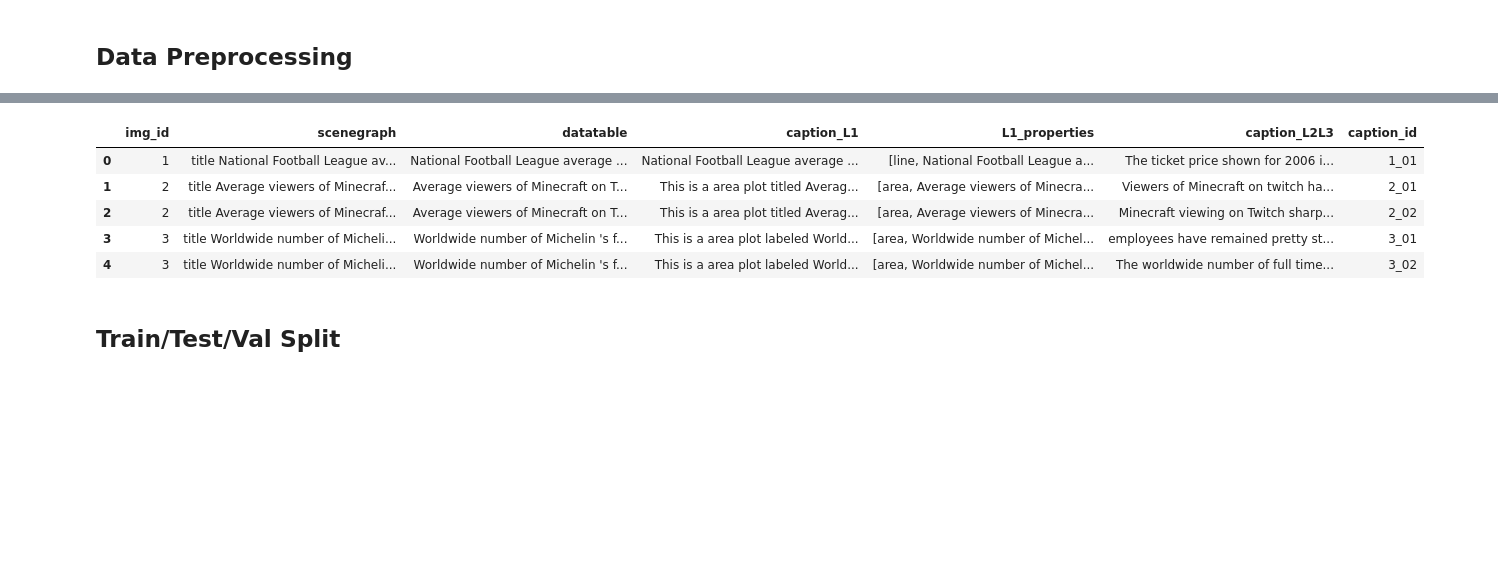
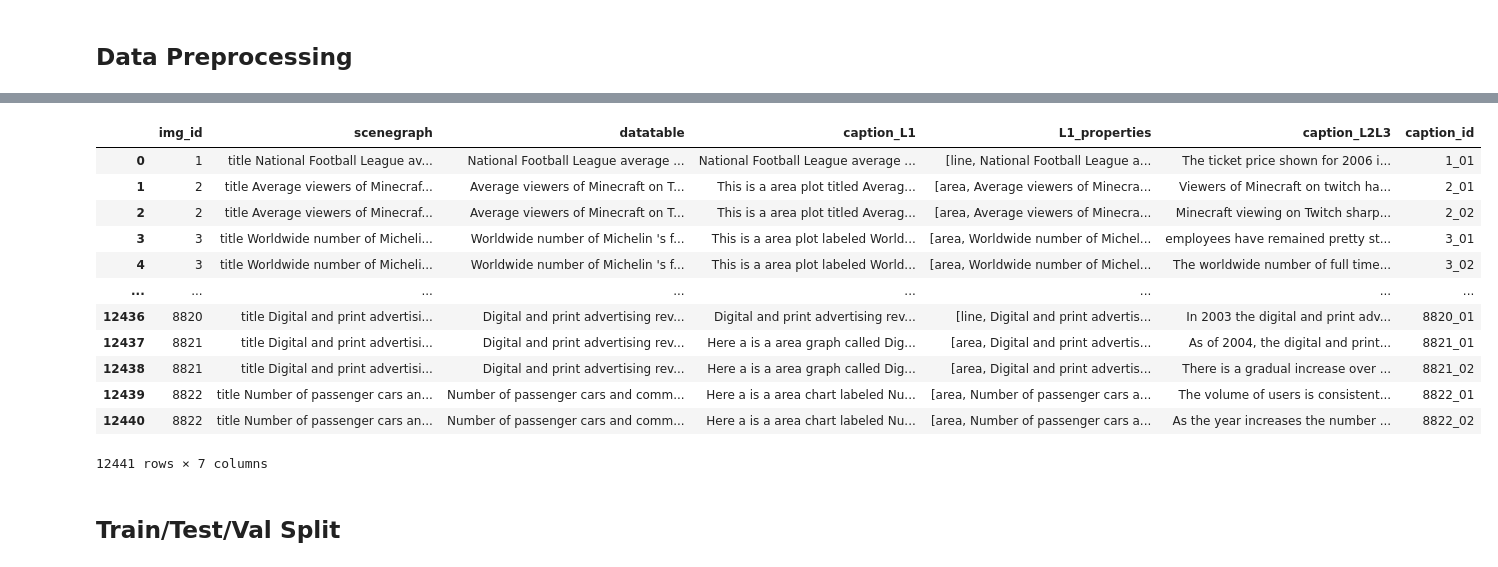
Before and after one commit to mitvis/vistext, a Jupyter notebook: Dataset Generation & Processing.ipynb, the cells around one changed output, grey strips where cells are left out. Drawn from its saved outputs; the diff is of its cells as text; code cells hidden in the pictures; blank space fills up the shorter version.

```diff
--- a/Dataset Generation & Processing.ipynb
+++ b/Dataset Generation & Processing.ipynb
@@ -15,6 +15,7 @@ from sklearn.model_selection import train_test_split
 
 import utils_gen
 import utils_helper
+pd.set_option('display.max_colwidth', None)
 # %%
 seed = 2022
 random.seed(seed)
@@ -109,14 +129,25 @@ df_joint["img_id"] = df_joint["img_id"].map(str)
 captionnumber = df_joint["img_id"] + "_" + df_joint.groupby("img_id").cumcount().add(1).astype(str).str.zfill(2)
 df_joint["caption_id"] = captionnumber
 # df_joint["img_filename"] = df_joint["img_id"]+".png"
-df_joint.head()
+# df_joint.head()
+
+assert(len(df_joint["caption_id"].unique()) == 12441) ## unit test check caption_id uniqueness
-# %% [output]
-|  | img_id | scenegraph | datatable | caption_L1 | L1_properties | caption_L2L3 | caption_id |
-| 0 | 1 | title National Football League av... | National Football League average ... | National Football League average ... | [line, National Football League a... | The ticket price shown for 2006 i... | 1_01 |
-| 1 | 2 | title Average viewers of Minecraf... | Average viewers of Minecraft on T... | This is a area plot titled Averag... | [area, Average viewers of Minecra... | Viewers of Minecraft on twitch ha... | 2_01 |
-| 2 | 2 | title Average viewers of Minecraf... | Average viewers of Minecraft on T... | This is a area plot titled Averag... | [area, Average viewers of Minecra... | Minecraft viewing on Twitch sharp... | 2_02 |
-| 3 | 3 | title Worldwide number of Micheli... | Worldwide number of Michelin 's f... | This is a area plot labeled World... | [area, Worldwide number of Michel... | employees have remained pretty st... | 3_01 |
-| 4 | 3 | title Worldwide number of Micheli... | Worldwide number of Michelin 's f... | This is a area plot labeled World... | [area, Worldwide number of Michel... | The worldwide number of full time... | 3_02 |
+# %%
+df_joint
+# %% [output]
+|  | img_id | scenegraph | datatable | caption_L1 | L1_properties | caption_L2L3 | caption_id |
+| 0 | 1 | title National Football League av... | National Football League average ... | National Football League average ... | [line, National Football League a... | The ticket price shown for 2006 i... | 1_01 |
+| 1 | 2 | title Average viewers of Minecraf... | Average viewers of Minecraft on T... | This is a area plot titled Averag... | [area, Average viewers of Minecra... | Viewers of Minecraft on twitch ha... | 2_01 |
+| 2 | 2 | title Average viewers of Minecraf... | Average viewers of Minecraft on T... | This is a area plot titled Averag... | [area, Average viewers of Minecra... | Minecraft viewing on Twitch sharp... | 2_02 |
+| 3 | 3 | title Worldwide number of Micheli... | Worldwide number of Michelin 's f... | This is a area plot labeled World... | [area, Worldwide number of Michel... | employees have remained pretty st... | 3_01 |
+| 4 | 3 | title Worldwide number of Micheli... | Worldwide number of Michelin 's f... | This is a area plot labeled World... | [area, Worldwide number of Michel... | The worldwide number of full time... | 3_02 |
+| ... | ... | ... | ... | ... | ... | ... | ... |
+| 12436 | 8820 | title Digital and print advertisi... | Digital and print advertising rev... | Digital and print advertising rev... | [line, Digital and print advertis... | In 2003 the digital and print adv... | 8820_01 |
+| 12437 | 8821 | title Digital and print advertisi... | Digital and print advertising rev... | Here a is a area graph called Dig... | [area, Digital and print advertis... | As of 2004, the digital and print... | 8821_01 |
+| 12438 | 8821 | title Digital and print advertisi... | Digital and print advertising rev... | Here a is a area graph called Dig... | [area, Digital and print advertis... | There is a gradual increase over ... | 8821_02 |
+| 12439 | 8822 | title Number of passenger cars an... | Number of passenger cars and comm... | Here a is a area chart labeled Nu... | [area, Number of passenger cars a... | The volume of users is consistent... | 8822_01 |
+| 12440 | 8822 | title Number of passenger cars an... | Number of passenger cars and comm... | Here a is a area chart labeled Nu... | [area, Number of passenger cars a... | As the year increases the number ... | 8822_02 |
+12441 rows × 7 columns
 # %% [markdown]
 ## Train/Test/Val Split
 # %%
```
Also changed, not shown: parts of 9 cells of this notebook.
